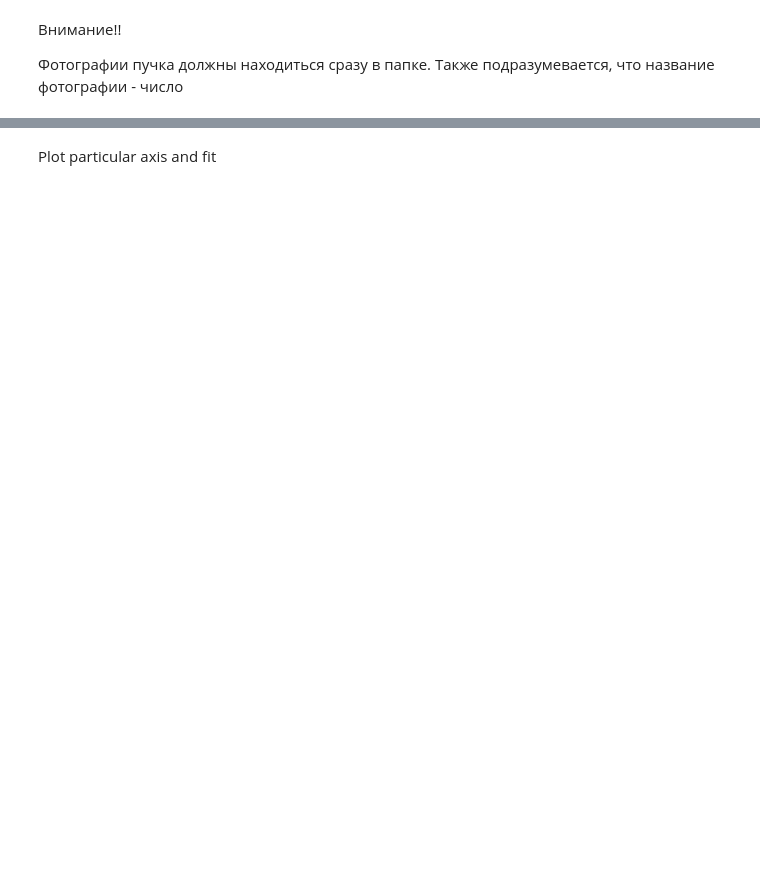
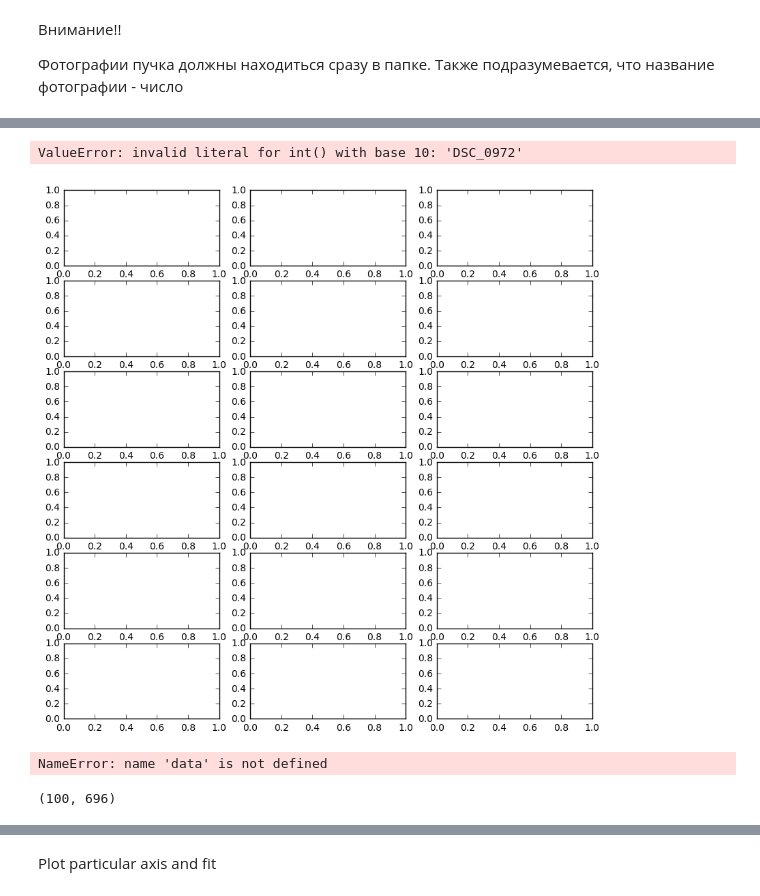
Before and after one commit to thulium-lab/GIT, a Jupyter notebook: beam_profiling/Beam profiling with camera.ipynb, the cells around one changed output, grey strips where cells are left out. Drawn from its saved outputs; the diff is of its cells as text; code cells hidden in the pictures; blank space fills up the shorter version.

```diff
--- a/beam_profiling/Beam profiling with camera.ipynb
+++ b/beam_profiling/Beam profiling with camera.ipynb
@@ -50,0 +92,43 @@ res = array(res)
+# %%
+fig, ax = plt.subplots(len(os.listdir(working_directory)),3,figsize=(10,10))#,figsize=(10,4)
+res = []
+cut=[[200,300],[170,250],[220,300],[180,280]]
+for j,im in enumerate(os.listdir(working_directory)[0:4]):
+    prom = []
+    prom.append(int(im.split('.')[0]))
+    data = imread(os.path.join(working_directory,im))
+#    print(argmax(data)//len(data),argmax(data)%len(data))
+    data = data[cut[j][0]:cut[j][1]]
+    print(im)
+    for i in (0,1):
+        dpt = data.sum(axis=i)
+        popt, pcov = curve_fit(gaussian,range(len(dpt)), dpt,p0=(max(dpt),argmax(dpt),10,100),bounds=(0,inf))
+        ax[j,i].plot(dpt)
+        print(popt)
+#         print(np.sqrt(np.diag(pcov)))
+        ax[j,i].plot(gaussian(range(len(dpt)),*popt))
+        prom.append(popt[2])
+    ax[j,2].imshow(data)
+    res.append(prom)
+res = array(res)
+# %% [output]
+ValueError: invalid literal for int() with base 10: 'DSC_0972'
+[figure, added]
+# %%
+i=1
+dpt = data.sum(axis=i)
+xx=4.65 * arange(len(dpt))/1e3
+popt, pcov = curve_fit(gaussian,range(len(dpt)), dpt,p0=(max(dpt),argmax(dpt),10,100),bounds=(0,inf))
+plot(xx,dpt/max(dpt))
+plot(xx,gaussian(range(len(dpt)),*popt)/max(dpt))
+ylabel('Амплитуда, отн.ед.',family="verdana")
+xlabel('Координата, мм.',family="verdana")
+ylim(top=1)
+print(4.65*popt[2])
+#savefig('blue_1d_y.png')
+# %% [output]
+NameError: name 'data' is not defined
+# %%
+data.shape
+# %% [output]
+(100, 696)
```
Also changed, not shown: parts of 10 cells of this notebook, 16 other files.
